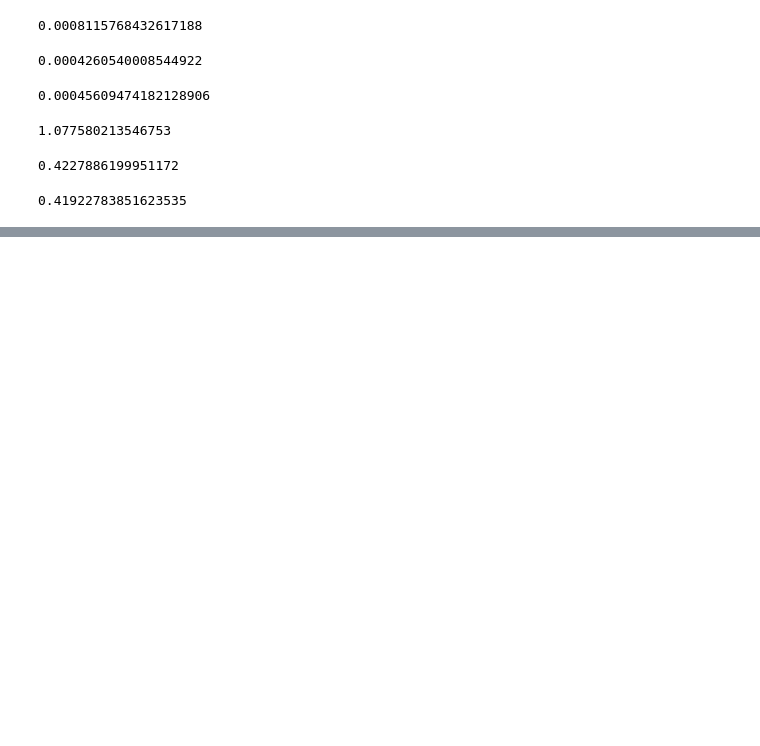
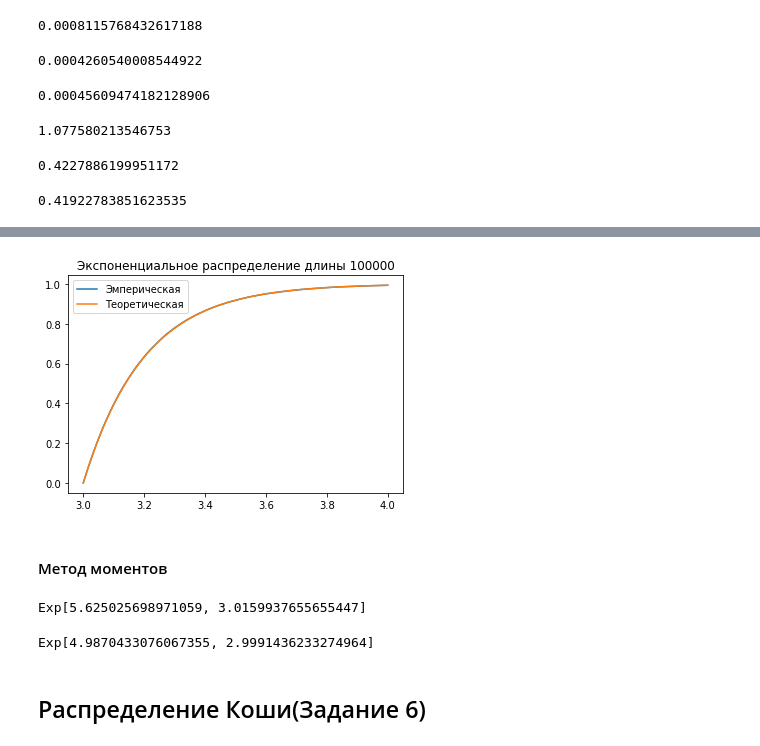
Before and after one commit to rw404/MS, a Jupyter notebook: Distributions.ipynb, the cells around one changed output, grey strips where cells are left out. Drawn from its saved outputs; the diff is of its cells as text; code cells hidden in the pictures; blank space fills up the shorter version.

```diff
--- a/Distributions.ipynb
+++ b/Distributions.ipynb
@@ -649,0 +750,11 @@ print(end - start)
+# %%
+x = np.linspace(start = 3, stop = 4, num = 100000)
+plt.plot(x, emper(x, exp2))
+plt.plot(x, teor_exp(x))
+plt.legend(["Эмперическая", "Теоретическая"])
+plt.title("Экспоненциальное распределение длины 100000")
+plt.savefig("./Task_2_2/Exp_100000.png")
+# %% [output]
+[figure, added]
+# %% [markdown]
+#### Метод моментов
@@ -649,0 +770,10 @@ print(end - start)
+# %%
+Exp_moments1(exp1)
+# %% [output]
+Exp[5.625025698971059, 3.0159937655655447]
+# %%
+Exp_moments1(exp2)
+# %% [output]
+Exp[4.9870433076067355, 2.9991436233274964]
+# %% [markdown]
+## Распределение Коши(Задание 6)
```
Also changed, not shown: parts of 43 cells of this notebook.
